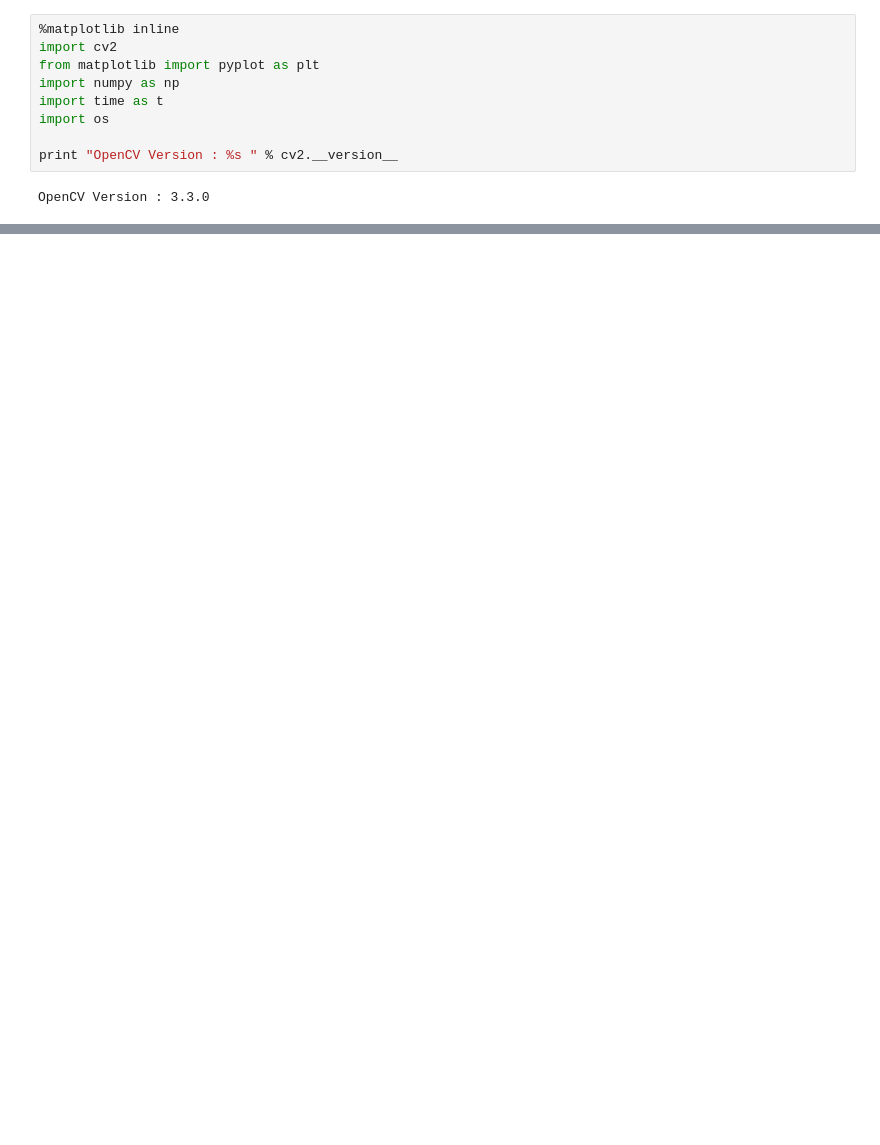
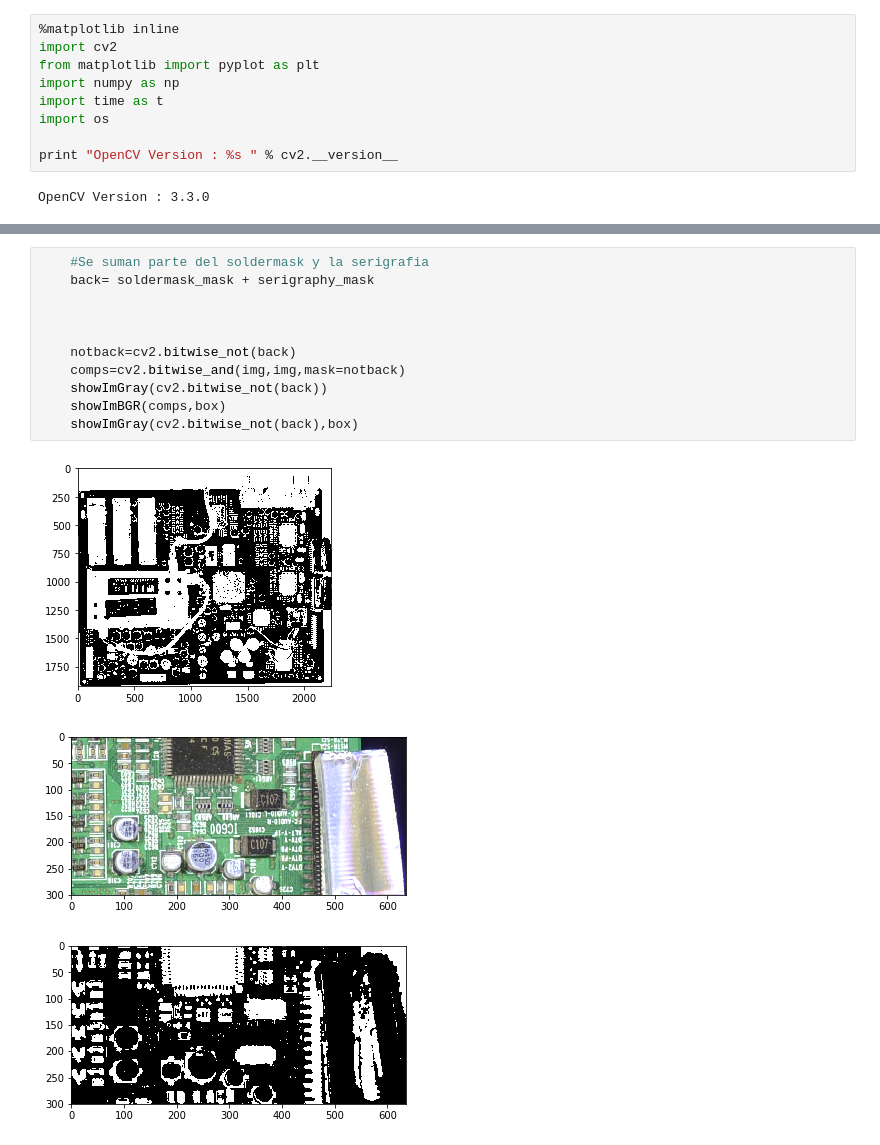
Before and after one commit to jpcosec/OPCB, a Jupyter notebook: PCB_NOTEBOOK.ipynb, the cells around one changed output, grey strips where cells are left out. Saved outputs shown, nothing was run; the diff lists cells and outputs as text; blank space fills up the shorter version.

```diff
--- a/PCB_NOTEBOOK.ipynb
+++ b/PCB_NOTEBOOK.ipynb
@@ -108,0 +230,15 @@ OSError: [Errno 20] Not a directory: '/Users/Jpcoseco/PycharmProjects/OPGE/cvl_p
+# %%
+    #Se suman parte del soldermask y la serigrafia
+    back= soldermask_mask + serigraphy_mask
+
+
+
+    notback=cv2.bitwise_not(back)
+    comps=cv2.bitwise_and(img,img,mask=notback)
+    showImGray(cv2.bitwise_not(back))
+    showImBGR(comps,box)
+    showImGray(cv2.bitwise_not(back),box)
+# %% [output]
+[figure, added]
+[figure, added]
+[figure, added]
```
Also changed, not shown: parts of 37 cells of this notebook, 4 other files.
